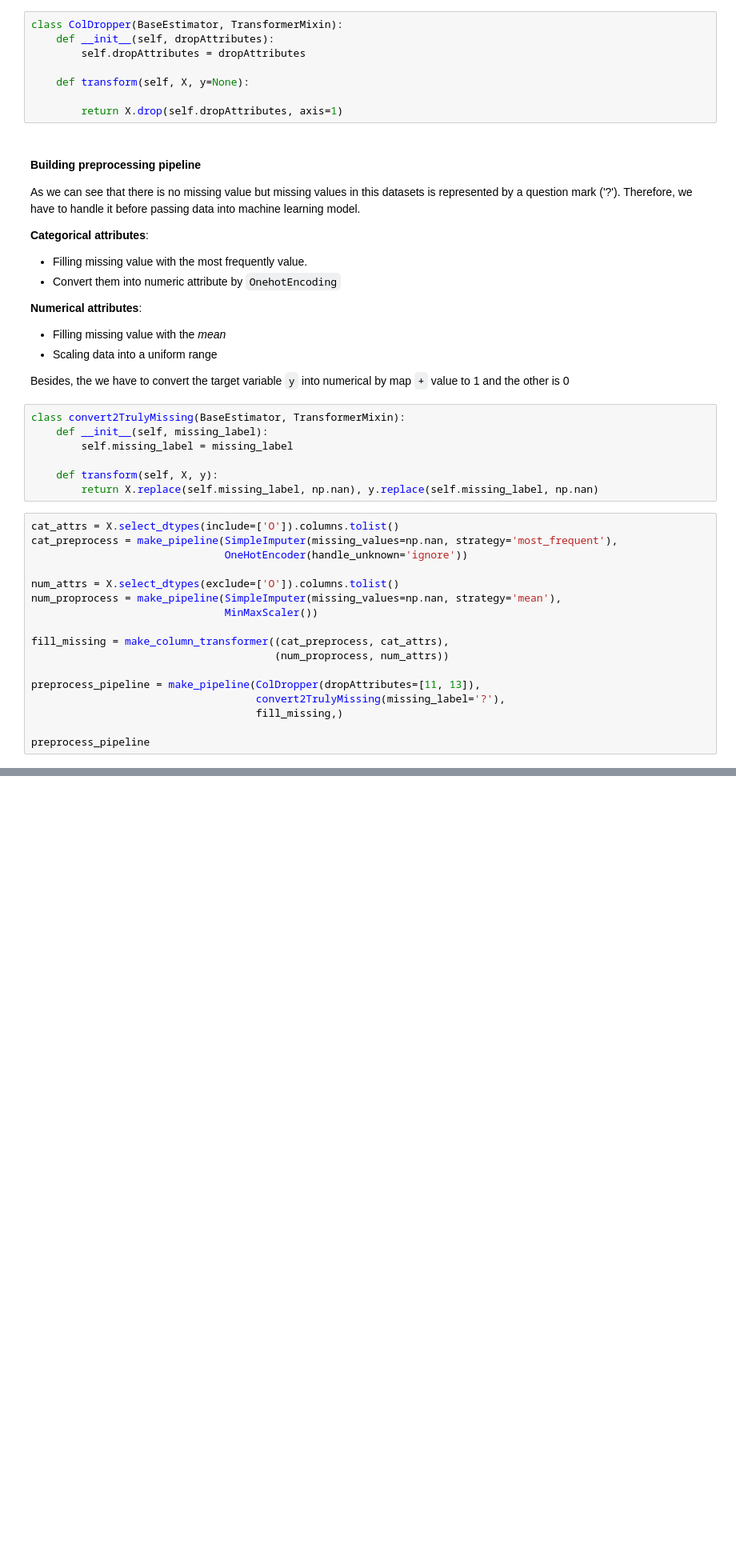
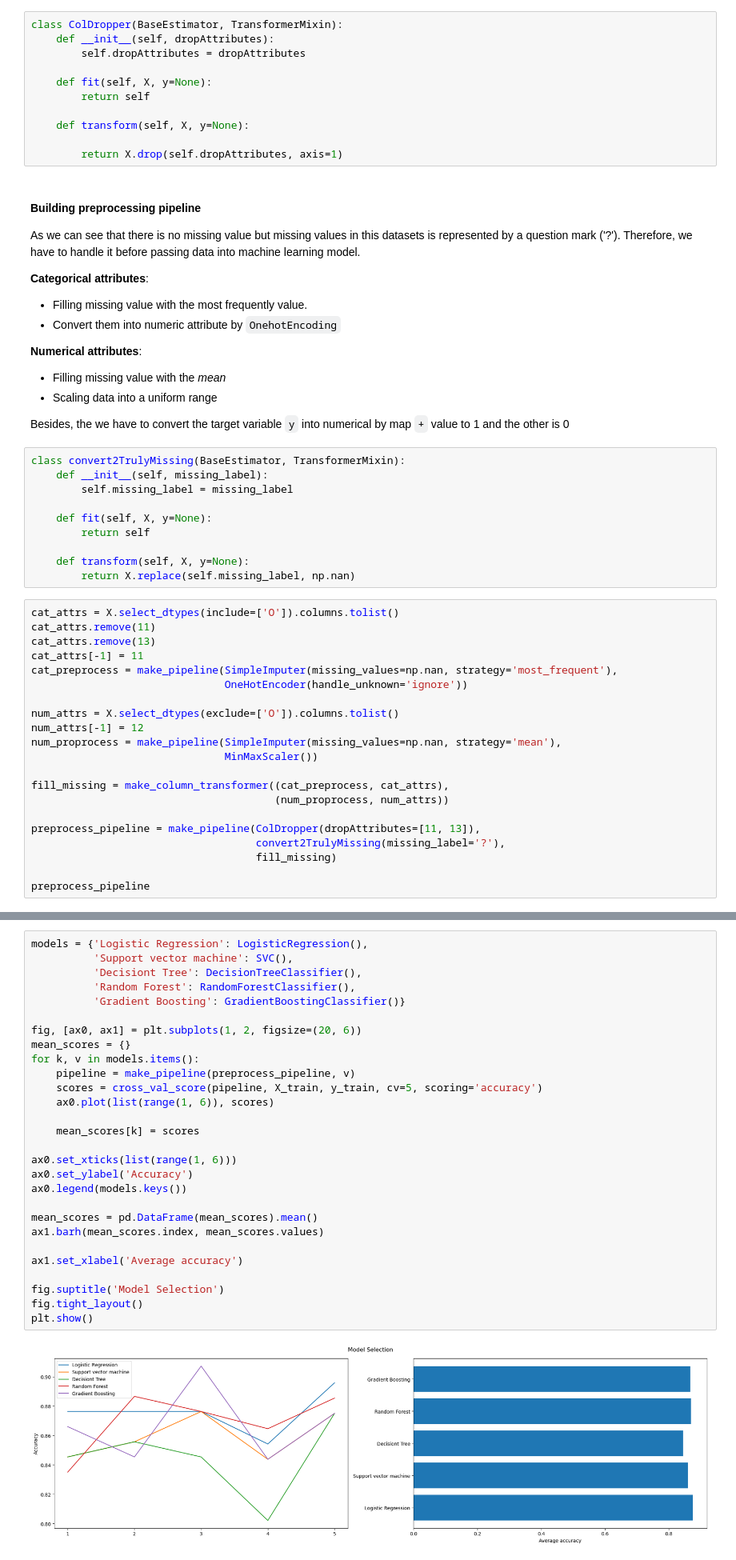
Before and after one commit to PhuongBui712/Credit-Card-Approvals, a Jupyter notebook: notebook.ipynb, the cells around one changed output, grey strips where cells are left out. Shown at 80% size. Cells and saved outputs as stored; diff of their text form; blank space fills up the shorter version.

```diff
--- a/notebook.ipynb
+++ b/notebook.ipynb
@@ -95,6 +103,9 @@ class ColDropper(BaseEstimator, TransformerMixin):
     def __init__(self, dropAttributes):
         self.dropAttributes = dropAttributes
 
+    def fit(self, X, y=None):
+        return self
+
     def transform(self, X, y=None):
 
         return X.drop(self.dropAttributes, axis=1)
@@ -116,14 +127,21 @@ class convert2TrulyMissing(BaseEstimator, TransformerMixin):
     def __init__(self, missing_label):
         self.missing_label = missing_label
 
-    def transform(self, X, y):
-        return X.replace(self.missing_label, np.nan), y.replace(self.missing_label, np.nan)
+    def fit(self, X, y=None):
+        return self
+
+    def transform(self, X, y=None):
+        return X.replace(self.missing_label, np.nan)
 # %%
 cat_attrs = X.select_dtypes(include=['O']).columns.tolist()
+cat_attrs.remove(11)
+cat_attrs.remove(13)
+cat_attrs[-1] = 11
 cat_preprocess = make_pipeline(SimpleImputer(missing_values=np.nan, strategy='most_frequent'),
                                OneHotEncoder(handle_unknown='ignore'))
 
 num_attrs = X.select_dtypes(exclude=['O']).columns.tolist()
+num_attrs[-1] = 12
 num_proprocess = make_pipeline(SimpleImputer(missing_values=np.nan, strategy='mean'),
                                MinMaxScaler())
 
@@ -132,7 +150,7 @@ fill_missing = make_column_transformer((cat_preprocess, cat_attrs),
 
 preprocess_pipeline = make_pipeline(ColDropper(dropAttributes=[11, 13]),
                                     convert2TrulyMissing(missing_label='?'),
-                                    fill_missing,)
+                                    fill_missing)
 
 preprocess_pipeline
 # %% [output]
@@ -155,0 +175,30 @@ Pipeline(steps=[('coldropper', ColDropper(dropAttributes=[11, 13])),
+# %%
+models = {'Logistic Regression': LogisticRegression(),
+          'Support vector machine': SVC(),
+          'Decisiont Tree': DecisionTreeClassifier(),
+          'Random Forest': RandomForestClassifier(),
+          'Gradient Boosting': GradientBoostingClassifier()}
+
+fig, [ax0, ax1] = plt.subplots(1, 2, figsize=(20, 6))
+mean_scores = {}
+for k, v in models.items():
+    pipeline = make_pipeline(preprocess_pipeline, v)
+    scores = cross_val_score(pipeline, X_train, y_train, cv=5, scoring='accuracy')
+    ax0.plot(list(range(1, 6)), scores)
+
+    mean_scores[k] = scores
+
+ax0.set_xticks(list(range(1, 6)))
+ax0.set_ylabel('Accuracy')
+ax0.legend(models.keys())
+
+mean_scores = pd.DataFrame(mean_scores).mean()
+ax1.barh(mean_scores.index, mean_scores.values)
+
+ax1.set_xlabel('Average accuracy')
+
+fig.suptitle('Model Selection')
+fig.tight_layout()
+plt.show()
+# %% [output]
+[figure, added]
```
Also changed, not shown: parts of 8 cells of this notebook, 1 other file.
